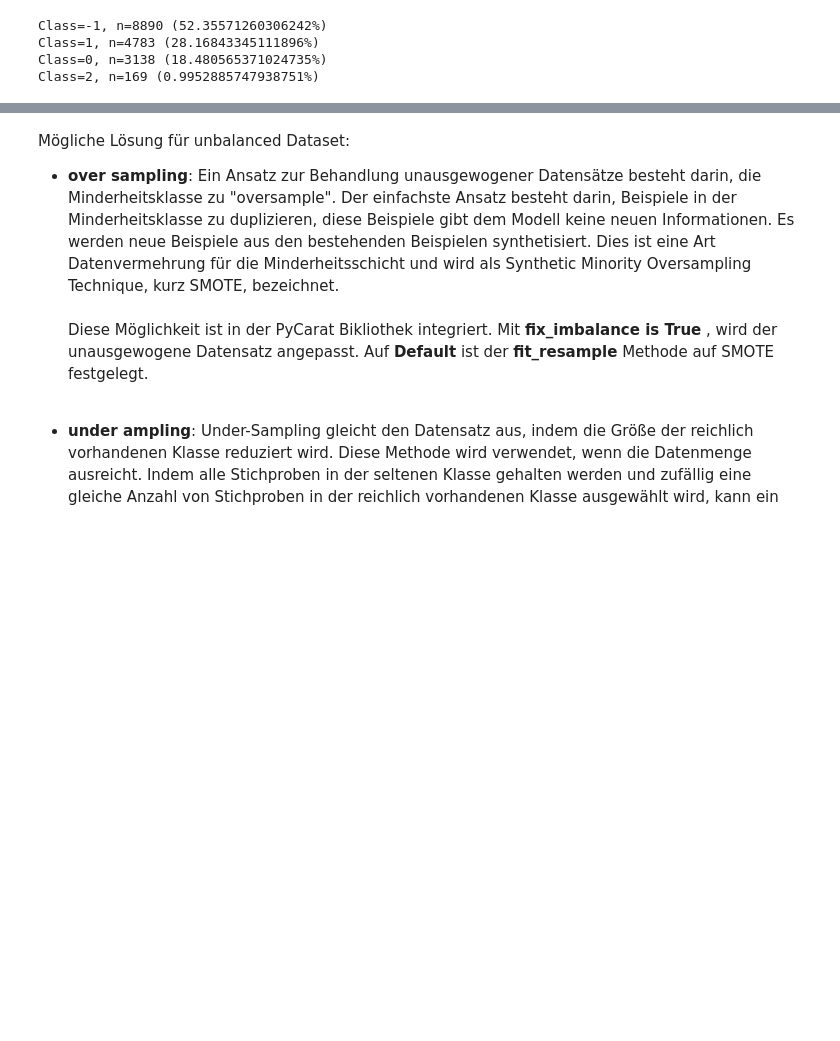
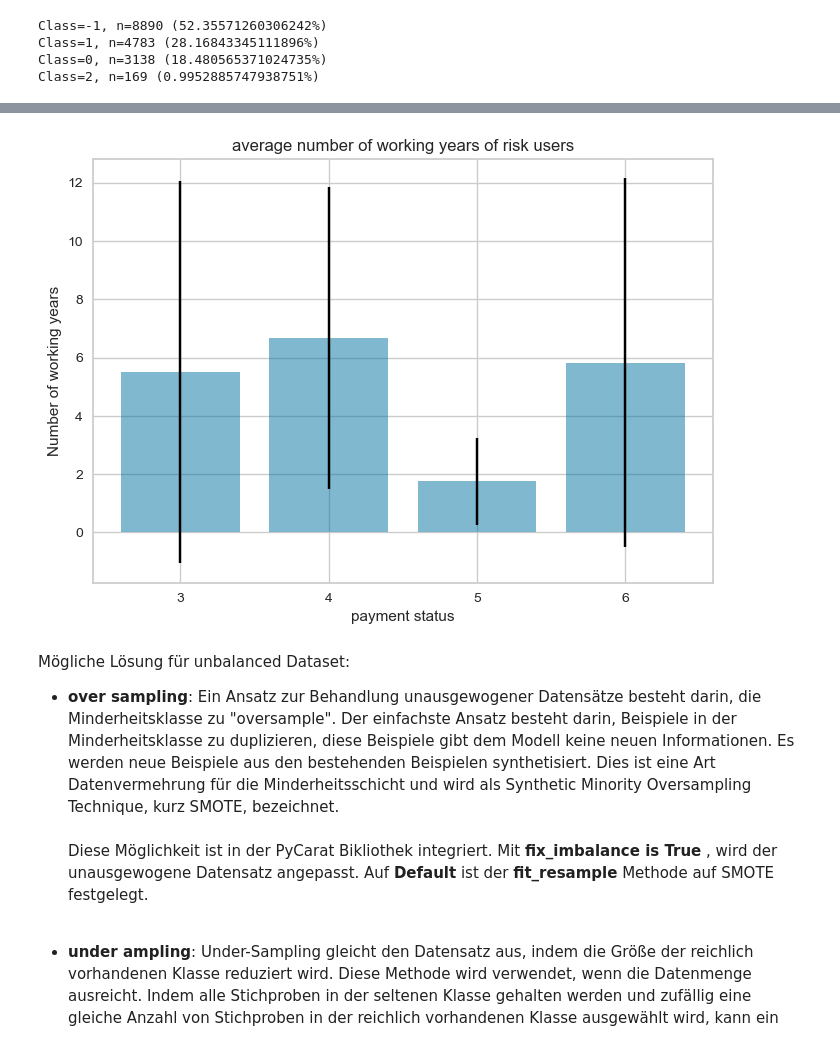
Before and after one commit to yassdenn/cca, a Jupyter notebook: MAIN.ipynb, the cells around one changed output, grey strips where cells are left out. Cells and saved outputs as stored; diff of their text form; code cells hidden in the pictures; blank space fills up the shorter version.

```diff
--- a/MAIN.ipynb
+++ b/MAIN.ipynb
@@ -376,3 +398,25 @@ fig
+# %%
+y=[]
+error = []
+for i in list(risk_user.payment_status.unique()):
+    df = risk_user[risk_user.payment_status==i]
+    m = df.working_years.mean()
+    y.append(m)
+    dev = np.std(df.working_years)
+    error.append(dev)
+
+fig, ax = plt.subplots()
+ax.bar(list(risk_user.payment_status.unique()), y, yerr=error, align='center', alpha=0.5, ecolor='black', capsize=10)
+ax.set_xticks(list(risk_user.payment_status.unique()))
+ax.yaxis.grid(True)
+ax.set_ylabel('Number of working years')
+ax.set_xlabel('payment status')
+ax.set_title('average number of working years of risk users')
+
+# Save the figure and show
+plt.show()
+# %% [output]
+[figure, added]
 # %% [markdown]
 
 Mögliche Lösung für unbalanced Dataset: <br>
```
Also changed, not shown: parts of 12 cells of this notebook.
